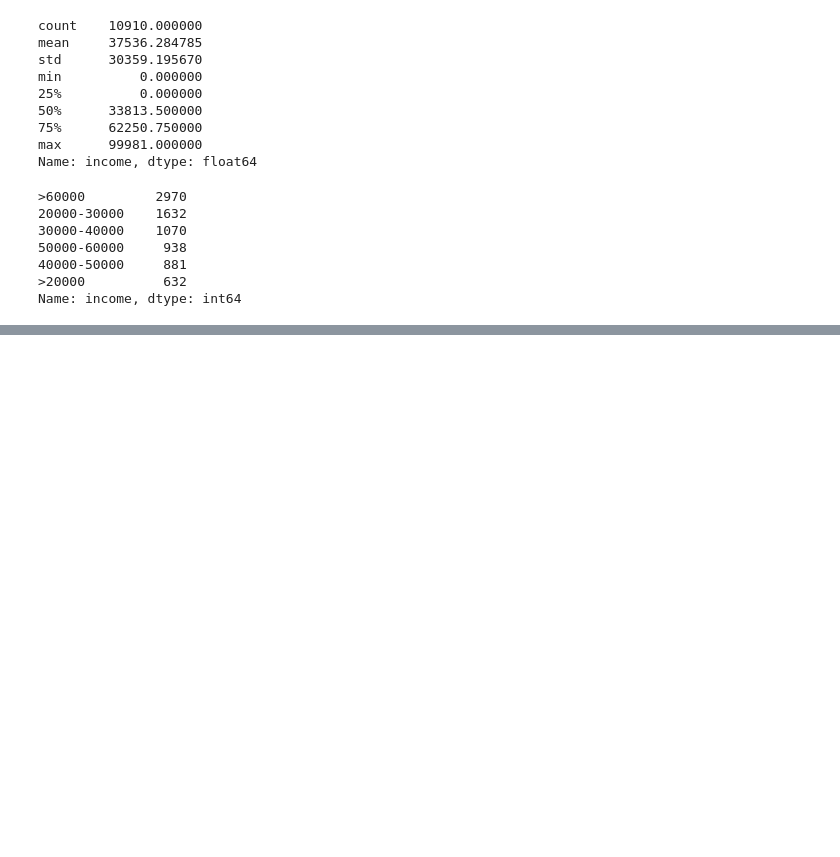
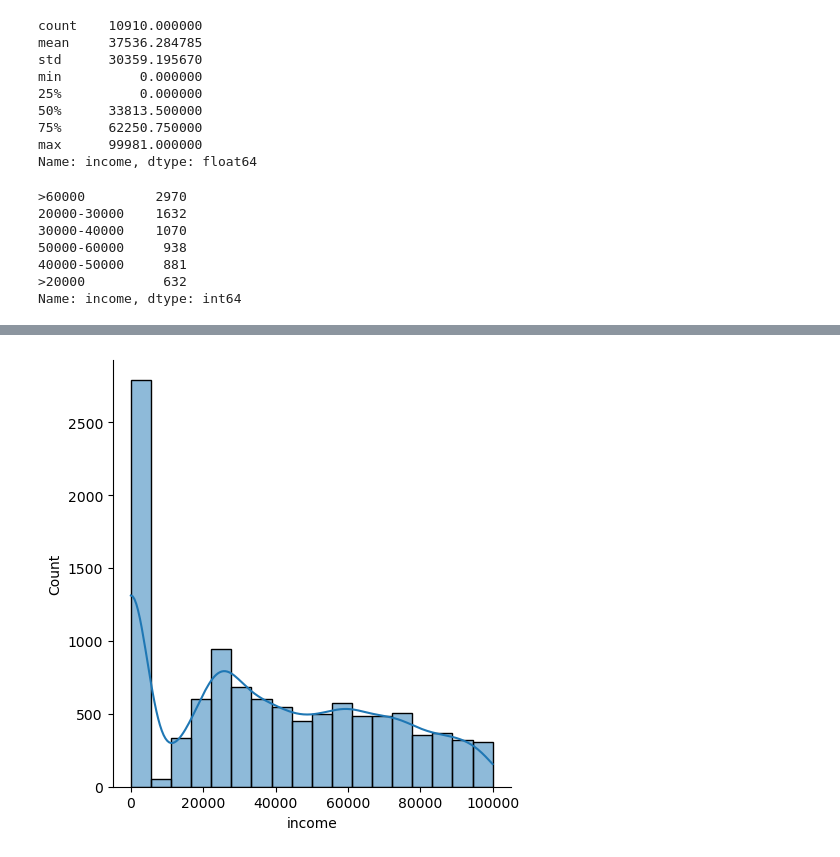
Before and after one commit to GorkaOu/lab-customer-analysis-round-2, a Jupyter notebook: files_for_lab/csv_files/Lab1 Round2.ipynb, the cells around one changed output, grey strips where cells are left out. Drawn from its saved outputs; the diff is of its cells as text; code cells hidden in the pictures; blank space fills up the shorter version.

```diff
--- a/files_for_lab/csv_files/Lab1 Round2.ipynb
+++ b/files_for_lab/csv_files/Lab1 Round2.ipynb
@@ -473,0 +503,5 @@ sns.barplot(x="income by range", y="response rate", data=file1)
+# %%
+sns.displot(data=numerical, x="income", kde=True)
+plt.show()
+# %% [output]
+[figure, added]
```
Also changed, not shown: parts of 37 cells of this notebook.
